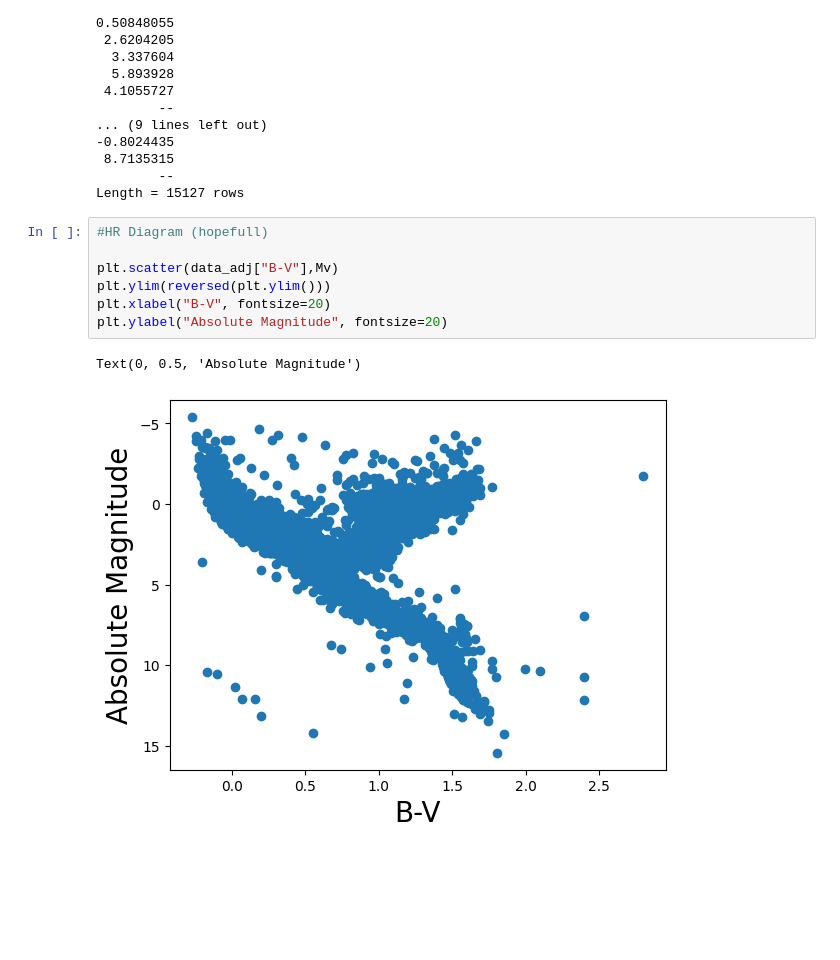
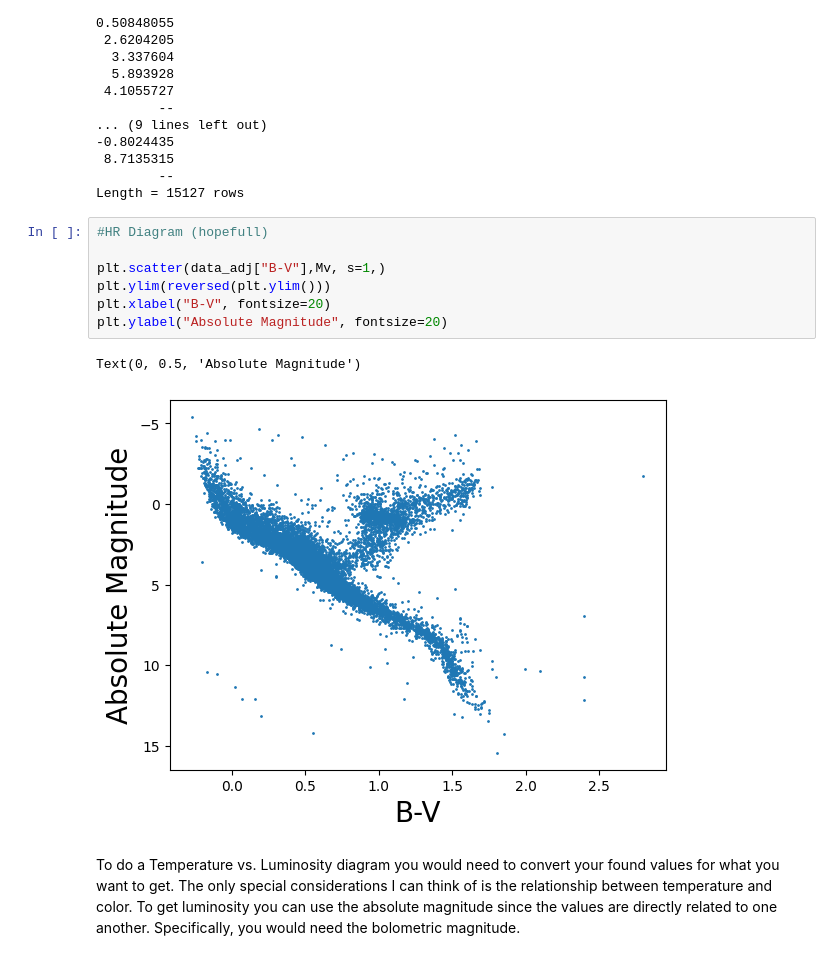
Before and after one commit to RandleRaccoon/PHYS_3025, a Jupyter notebook: Homework_1_code.ipynb, the cells around one changed output. Cells and saved outputs as stored; diff of their text form; blank space fills up the shorter version.

```diff
--- a/Homework_1_code.ipynb
+++ b/Homework_1_code.ipynb
@@ -104,10 +104,12 @@ Length = 15127 rows
 # %%
 #HR Diagram (hopefull)
 
-plt.scatter(data_adj["B-V"],Mv)
+plt.scatter(data_adj["B-V"],Mv, s=1,)
 plt.ylim(reversed(plt.ylim()))
 plt.xlabel("B-V", fontsize=20)
 plt.ylabel("Absolute Magnitude", fontsize=20)
 # %% [output]
 Text(0, 0.5, 'Absolute Magnitude')
-[figure, old version]
+[figure, new version]
+# %% [markdown]
+To do a Temperature vs. Luminosity diagram you would need to convert your found values for what you want to get. The only special considerations I can think of is the relationship between temperature and color. To get luminosity you can use the absolute magnitude since the values are directly related to one another. Specifically, you would need the bolometric magnitude.
```
